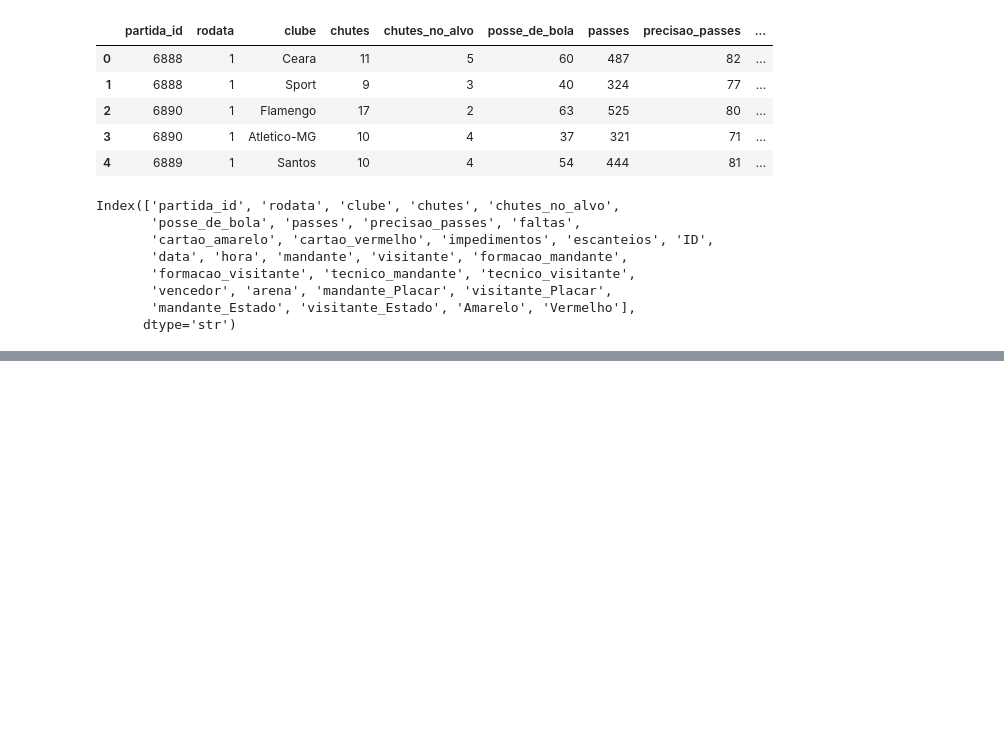
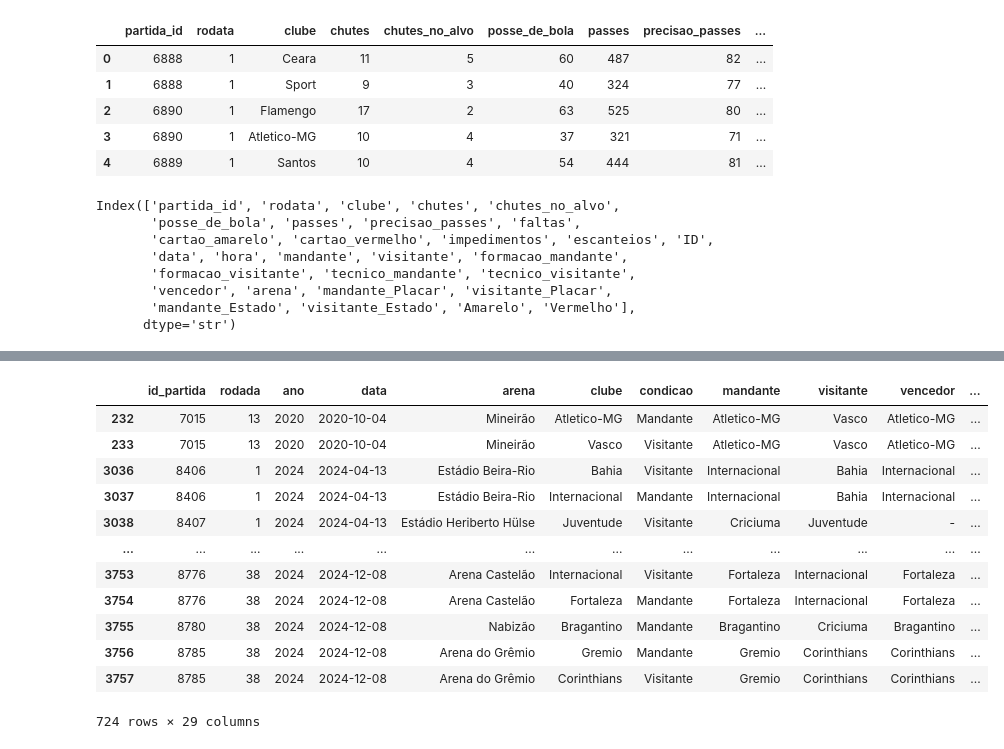
Before and after one commit to Cutieri/Analise_Brasileir-o, a Jupyter notebook: notebooks/EDA.ipynb, the cells around one changed output, grey strips where cells are left out. Cells and saved outputs as stored; diff of their text form; code cells hidden in the pictures; blank space fills up the shorter version.

Commit message:
tabela_fato

```diff
--- a/notebooks/EDA.ipynb
+++ b/notebooks/EDA.ipynb
@@ -166,0 +192,29 @@ df
+# %%
+# Renomeando e organizando o DF
+df_fato = df_fato.rename(columns={
+    'partida_id'      : 'id_partida',
+    'rodata'          : 'rodada',
+    'mandante_Placar' : 'placar_mandante',
+    'visitante_Placar': 'placar_visitante',
+    'Amarelo'         : 'total_amarelos',
+    'Vermelho'        : 'total_vermelhos',
+    'flag_expulsao'   : 'teve_expulsao',
+})
+
+df_fato = df_fato[[
+    'id_partida', 'rodada', 'ano', 'data', 'arena',
+
+    'clube', 'condicao', 'mandante', 'visitante', 'vencedor',
+
+    'resultado', 'aproveitamento',
+    'gols_marcados', 'gols_sofridos', 'saldo_de_gols',
+    'placar_mandante', 'placar_visitante',
+
+    'chutes', 'chutes_no_alvo', 'precisao_chutes',
+    'posse_de_bola', 'passes', 'precisao_passes',
+    'faltas', 'impedimentos', 'escanteios',
+
+    'total_amarelos', 'total_vermelhos', 'teve_expulsao',
+]]
+
+df_fato.head()
@@ -166,0 +248,20 @@ df
+# %%
+pd.set_option('display.max_columns', None)
+
+
+
+df_fato[df_fato['precisao_chutes'].isnull()]
+# %% [output]
+|  | id_partida | rodada | ano | data | arena | clube | condicao | mandante | visitante | vencedor | ... |
+| 232 | 7015 | 13 | 2020 | 2020-10-04 | Mineirão | Atletico-MG | Mandante | Atletico-MG | Vasco | Atletico-MG | ... |
+| 233 | 7015 | 13 | 2020 | 2020-10-04 | Mineirão | Vasco | Visitante | Atletico-MG | Vasco | Atletico-MG | ... |
+| 3036 | 8406 | 1 | 2024 | 2024-04-13 | Estádio Beira-Rio | Bahia | Visitante | Internacional | Bahia | Internacional | ... |
+| 3037 | 8406 | 1 | 2024 | 2024-04-13 | Estádio Beira-Rio | Internacional | Mandante | Internacional | Bahia | Internacional | ... |
+| 3038 | 8407 | 1 | 2024 | 2024-04-13 | Estádio Heriberto Hülse | Juventude | Visitante | Criciuma | Juventude | - | ... |
+| ... | ... | ... | ... | ... | ... | ... | ... | ... | ... | ... | ... |
+| 3753 | 8776 | 38 | 2024 | 2024-12-08 | Arena Castelão | Internacional | Visitante | Fortaleza | Internacional | Fortaleza | ... |
+| 3754 | 8776 | 38 | 2024 | 2024-12-08 | Arena Castelão | Fortaleza | Mandante | Fortaleza | Internacional | Fortaleza | ... |
+| 3755 | 8780 | 38 | 2024 | 2024-12-08 | Nabizão | Bragantino | Mandante | Bragantino | Criciuma | Bragantino | ... |
+| 3756 | 8785 | 38 | 2024 | 2024-12-08 | Arena do Grêmio | Gremio | Mandante | Gremio | Corinthians | Corinthians | ... |
+| 3757 | 8785 | 38 | 2024 | 2024-12-08 | Arena do Grêmio | Corinthians | Visitante | Gremio | Corinthians | Corinthians | ... |
+724 rows × 29 columns
```
Also changed, not shown: parts of 8 cells of this notebook, 4 other files.
